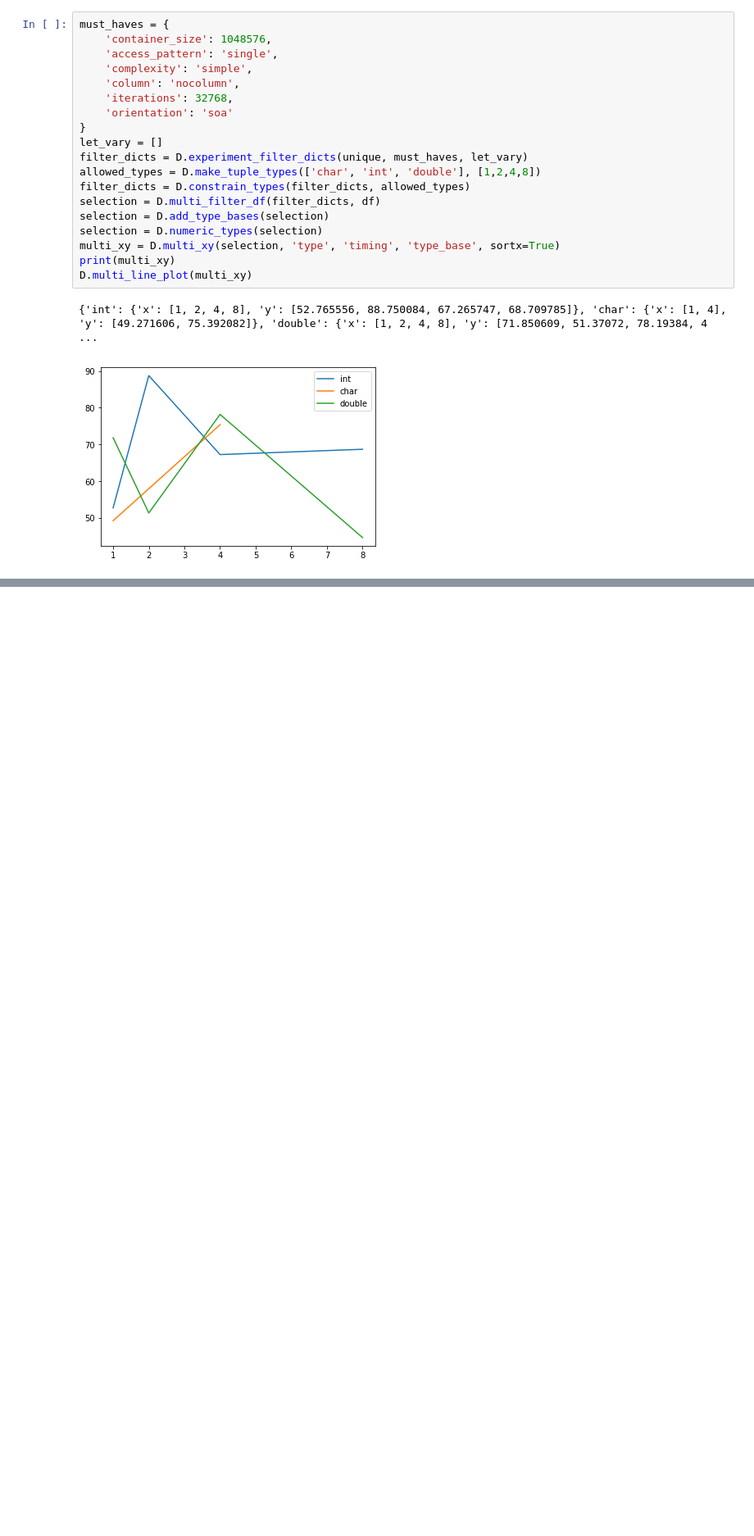
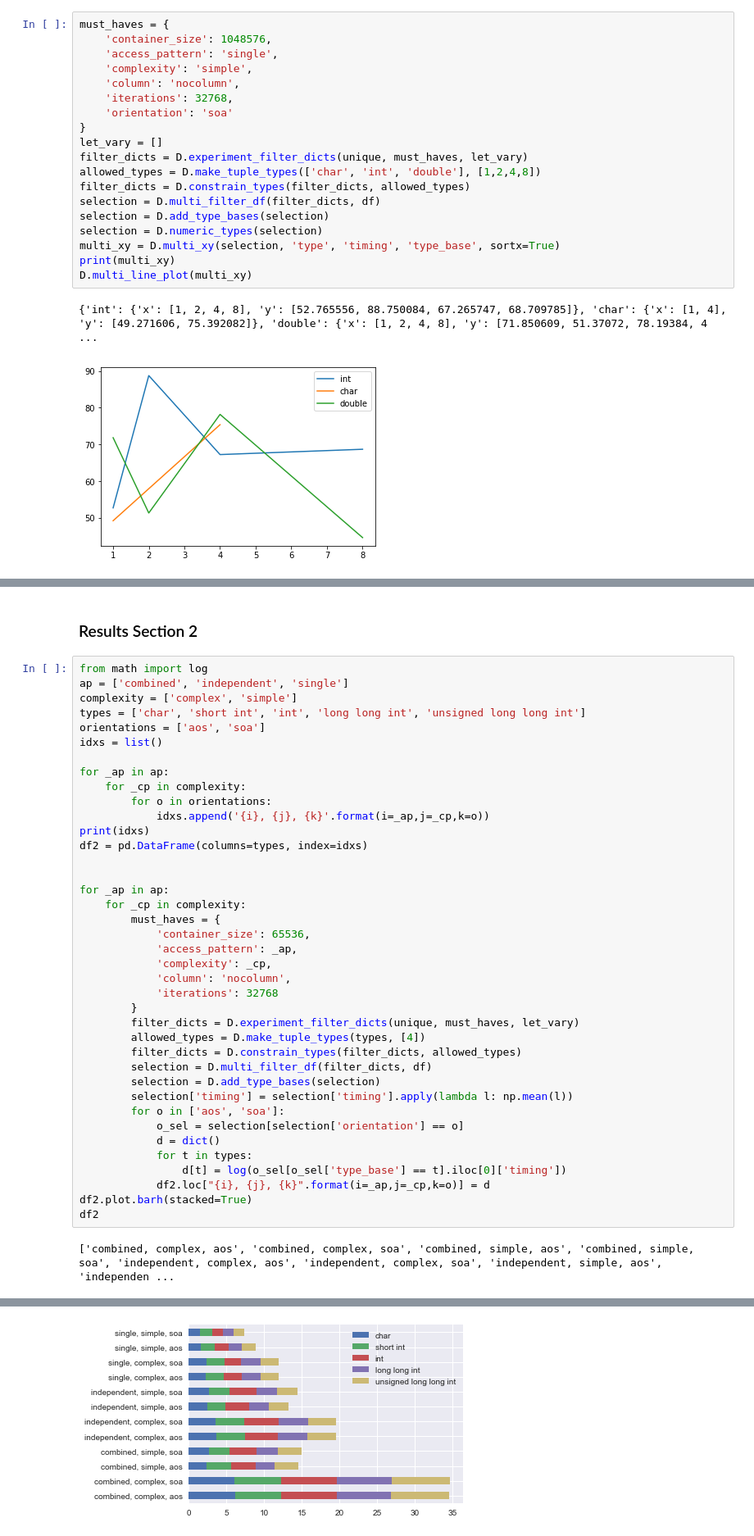
Before and after one commit to gress2/unpack-analysis-2, a Jupyter notebook: Analysis 2.ipynb, the cells around one changed output, grey strips where cells are left out. Shown at 82% size. Drawn from its saved outputs; the diff is of its cells as text; blank space fills up the shorter version.

```diff
--- a/Analysis 2.ipynb
+++ b/Analysis 2.ipynb
@@ -249,0 +320,43 @@ D.multi_line_plot(multi_xy)
+# %% [markdown]
+### Results Section 2
+# %%
+from math import log
+ap = ['combined', 'independent', 'single']
+complexity = ['complex', 'simple']
+types = ['char', 'short int', 'int', 'long long int', 'unsigned long long int']
+orientations = ['aos', 'soa']
+idxs = list()
+
+for _ap in ap:
+    for _cp in complexity:
+        for o in orientations:
+            idxs.append('{i}, {j}, {k}'.format(i=_ap,j=_cp,k=o))
+print(idxs)
+df2 = pd.DataFrame(columns=types, index=idxs)
+
+
+for _ap in ap:
+    for _cp in complexity:
+        must_haves = {
+            'container_size': 65536,
+            'access_pattern': _ap,
+            'complexity': _cp,
+            'column': 'nocolumn',
+            'iterations': 32768
+        }
+        filter_dicts = D.experiment_filter_dicts(unique, must_haves, let_vary)
+        allowed_types = D.make_tuple_types(types, [4])
+        filter_dicts = D.constrain_types(filter_dicts, allowed_types)
+        selection = D.multi_filter_df(filter_dicts, df)
+        selection = D.add_type_bases(selection)
+        selection['timing'] = selection['timing'].apply(lambda l: np.mean(l))
+        for o in ['aos', 'soa']:
+            o_sel = selection[selection['orientation'] == o]
+            d = dict()
+            for t in types:
+                d[t] = log(o_sel[o_sel['type_base'] == t].iloc[0]['timing'])
+            df2.loc["{i}, {j}, {k}".format(i=_ap,j=_cp,k=o)] = d
+df2.plot.barh(stacked=True)
+df2
+# %% [output]
+['combined, complex, aos', 'combined, complex, soa', 'combined, simple, aos', 'combined, simple, soa', 'independent, complex, aos', 'independent, complex, soa', 'independent, simple, aos', 'independen ...
@@ -249,0 +376 @@ D.multi_line_plot(multi_xy)
+[figure, added]
```
Also changed, not shown: parts of 7 cells of this notebook.
